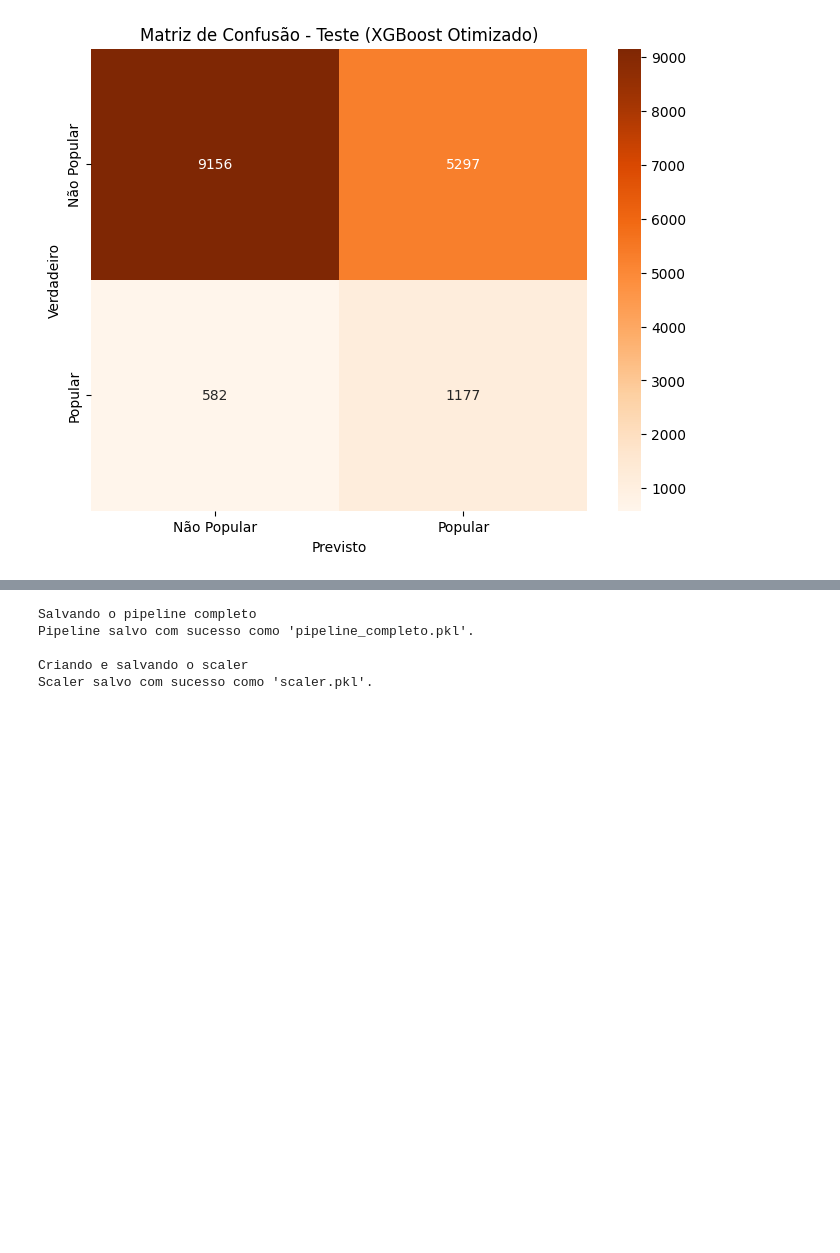
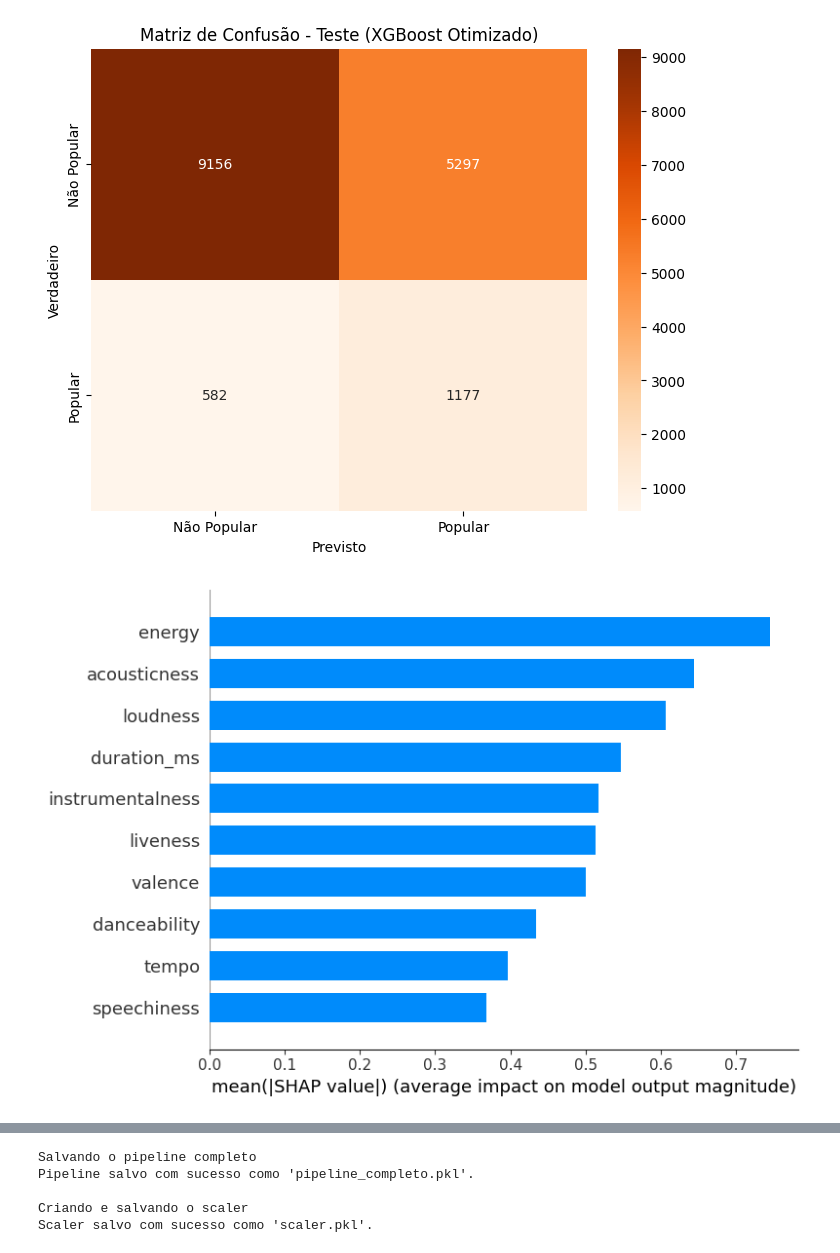
Before and after one commit to allanjfarias/PISI3, a Jupyter notebook: notebooks/XGBoost_import.ipynb, the cells around one changed output, grey strips where cells are left out. Cells and saved outputs as stored; diff of their text form; code cells hidden in the pictures; blank space fills up the shorter version.

```diff
--- a/notebooks/XGBoost_import.ipynb
+++ b/notebooks/XGBoost_import.ipynb
@@ -123,3 +134,14 @@ weighted avg       0.91      0.71      0.76     64845
    macro avg       0.56      0.65      0.52     16212
 weighted avg       0.86      0.64      0.71     16212
 [figure]
+# %%
+import shap
+
+# Explicando as previsões do XGBoost com SHAP
+explainer = shap.Explainer(best_model.named_steps['classifier'], X_train, feature_names=top_features)
+shap_values = explainer(X_train)
+
+# Gráfico summary plot para importância das features
+shap.summary_plot(shap_values, X_train, feature_names=top_features, plot_type="bar")
+# %% [output]
+[figure, added]
```
Also changed, not shown: parts of 2 cells of this notebook, 1 other file.
